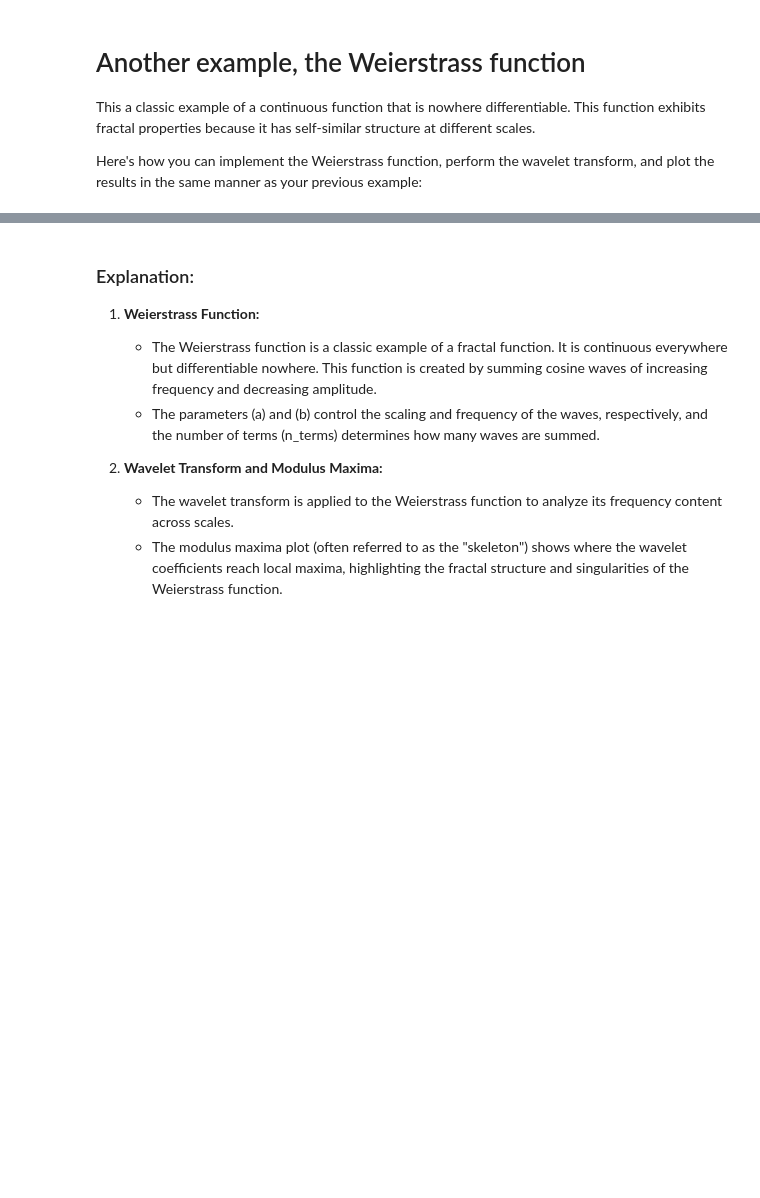
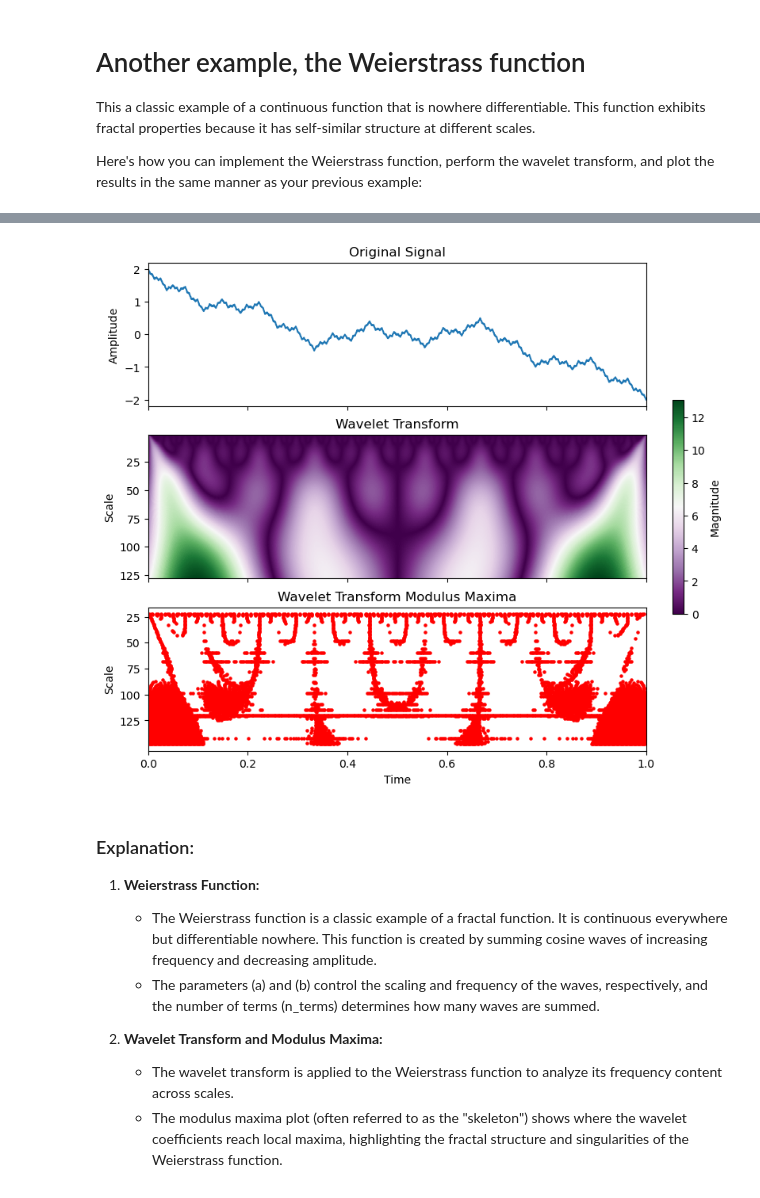
Before and after one commit to galenwilkerson/wavelet-transform-modulus-maxima-WTMM-tutorial, a Jupyter notebook: Wavelet Transform Modulus Maxima (WTMM) Tutorial.ipynb, the cells around one changed output, grey strips where cells are left out. Drawn from its saved outputs; the diff is of its cells as text; code cells hidden in the pictures; blank space fills up the shorter version.

Commit message:
better functions and fixed a plotting issue

```diff
--- a/Wavelet Transform Modulus Maxima (WTMM) Tutorial.ipynb
+++ b/Wavelet Transform Modulus Maxima (WTMM) Tutorial.ipynb
@@ -308,3 +271,63 @@ plt.show()
+# %%
+import numpy as np
+import matplotlib.pyplot as plt
+import pywt  # PyWavelets library for wavelet transforms
+
+def weierstrass_function(t, a=0.5, b=3, n_terms=100):
+    '''
+    Generate a Weierstrass function, which is a continuous, nowhere-differentiable function.
+
+    Parameters:
+    t (array-like): Time array.
+    a (float): Scale factor, where 0 < a < 1.
+    b (float): Frequency factor, where b is a positive integer.
+    n_terms (int): Number of terms in the series.
+
+    Returns:
+    signal (array-like): The Weierstrass function evaluated at each point in t.
+    '''
+    signal = np.zeros_like(t)
+    for n in range(n_terms):
+        signal += a**n * np.cos(b**n * np.pi * t)
+    return signal
+
+def generate_weierstrass_function(t_start=0, t_end=1, num_points=1024, a=0.5, b=3, n_terms=100):
+    '''
+    Generate the Weierstrass function, a continuous, nowhere-differentiable function.
+
+    Parameters:
+    t_start (float): Start time of the signal.
+    t_end (float): End time of the signal.
+    num_points (int): Number of time points in the signal.
+    a (float): Scale factor, where 0 < a < 1.
+    b (float): Frequency factor, where b is a positive integer.
+    n_terms (int): Number of terms in the series.
+
+    Returns:
+    t (array-like): Time array.
+    signal (array-like): The generated Weierstrass function.
+    '''
+    t = np.linspace(t_start, t_end, num_points)
+    signal = np.zeros_like(t)
+    for n in range(n_terms):
+        signal += a**n * np.cos(b**n * np.pi * t)
+    return t, signal
+
+
+
+# Generate the Weierstrass function
+t, signal = generate_weierstrass_function(t_start=0, t_end=1, num_points=1024, a=0.5, b=3, n_terms=100)
+
+# Perform the wavelet transform
+coeffs = wavelet_transform(signal)
+
+# Find modulus maxima
+maxima = find_modulus_maxima(coeffs)
+
+# Plot the full wavelet analysis
+plot_wavelet_analysis(t, signal, coeffs, maxima)
+# %% [output]
+[figure, added]
 # %% [markdown]
 ### Explanation:
 
```
Also changed, not shown: parts of 6 cells of this notebook.
